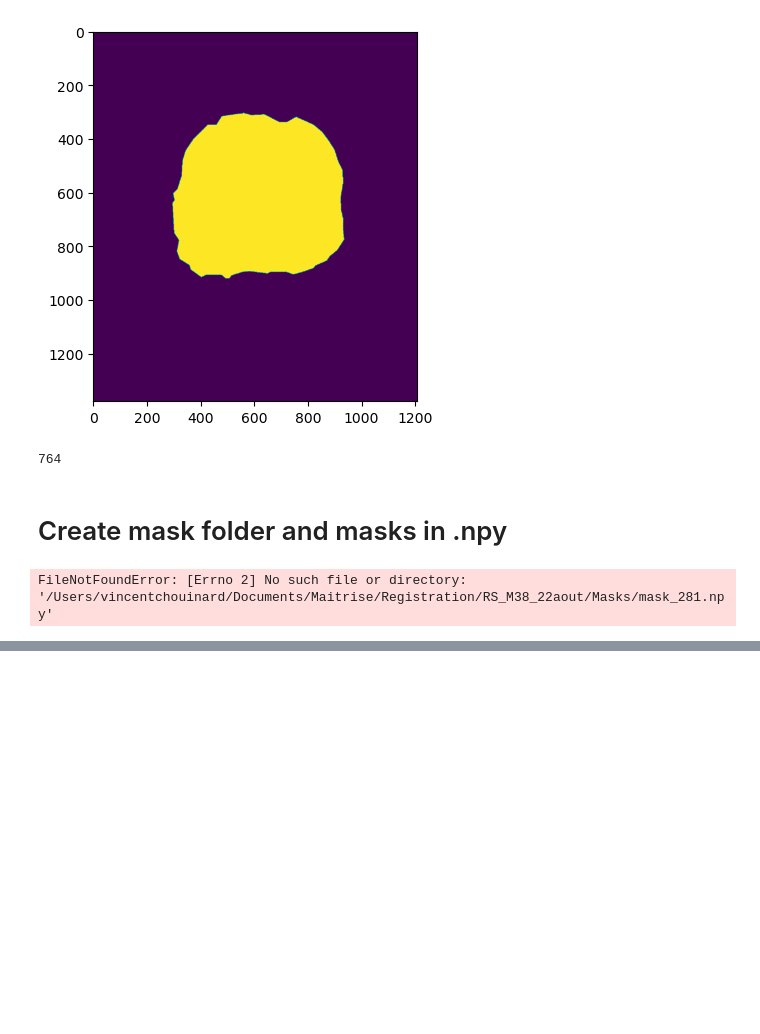
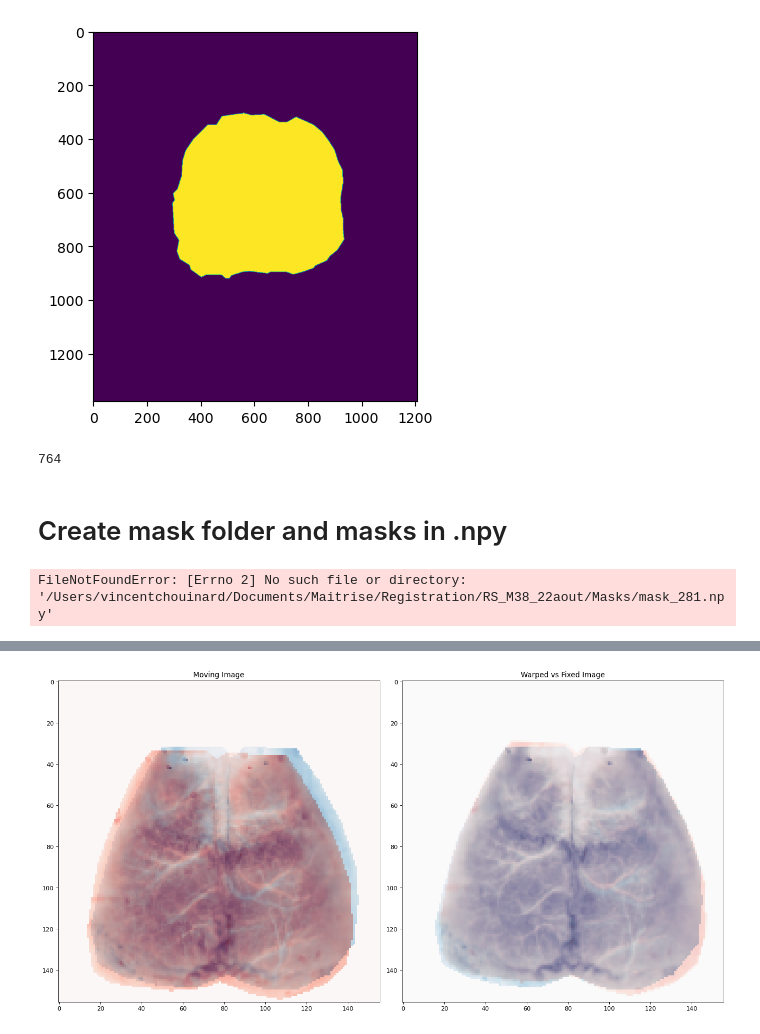
Before and after one commit to vincentpiano123/WideField, a Jupyter notebook: Registration.ipynb, the cells around one changed output, grey strips where cells are left out. Drawn from its saved outputs; the diff is of its cells as text; code cells hidden in the pictures; blank space fills up the shorter version.

```diff
--- a/Registration.ipynb
+++ b/Registration.ipynb
@@ -1202,0 +1656,5 @@ no_overlap_map[no_overlap_map > 1] = 0
+# %%
+trsfm1,fixed1 = coregistration(coregistration1, coregistration3)
+trsfm2,fixed2 = coregistration(coregistration2, coregistration4, plot=True)
+# %% [output]
+[figure, added]
```
Also changed, not shown: parts of 30 cells of this notebook, 5 other files.
